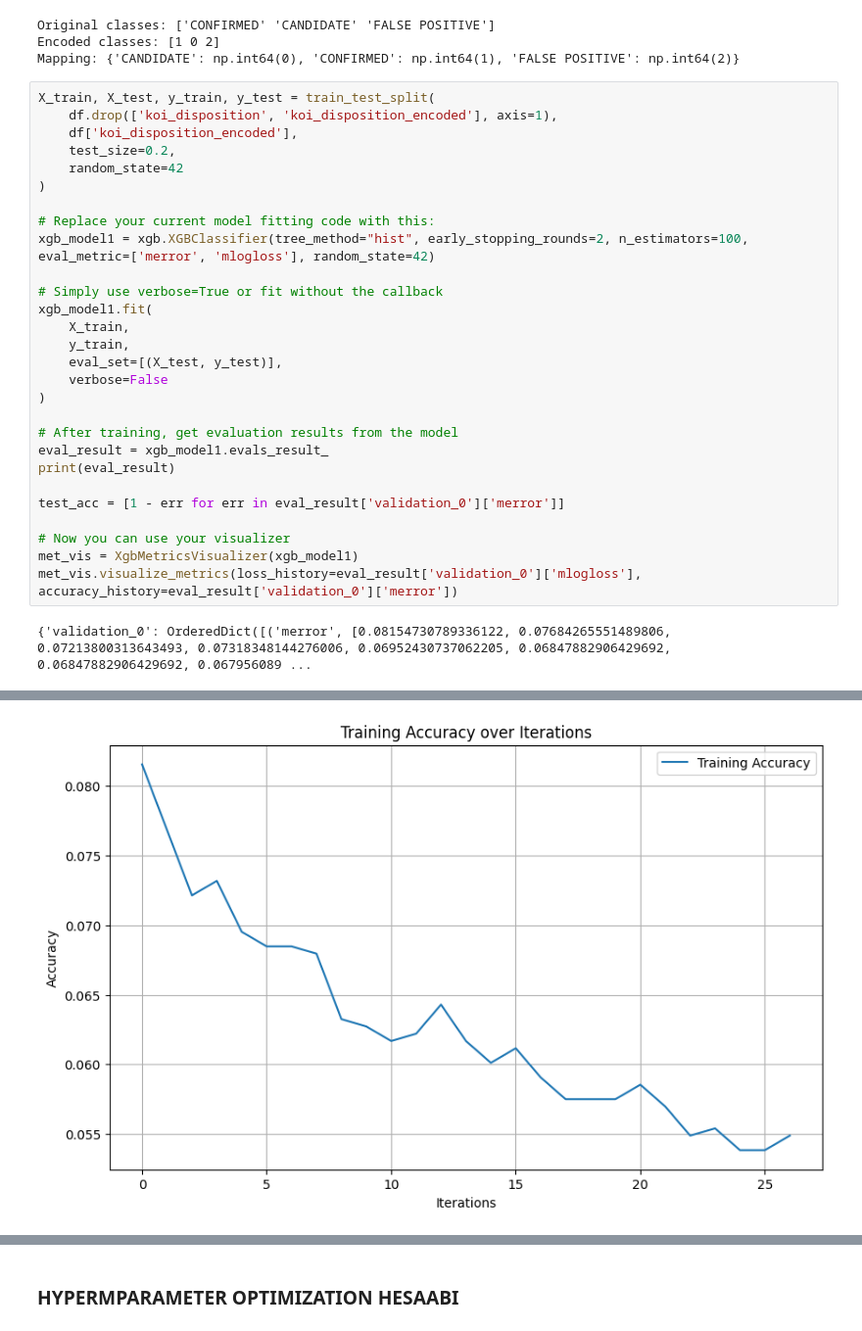
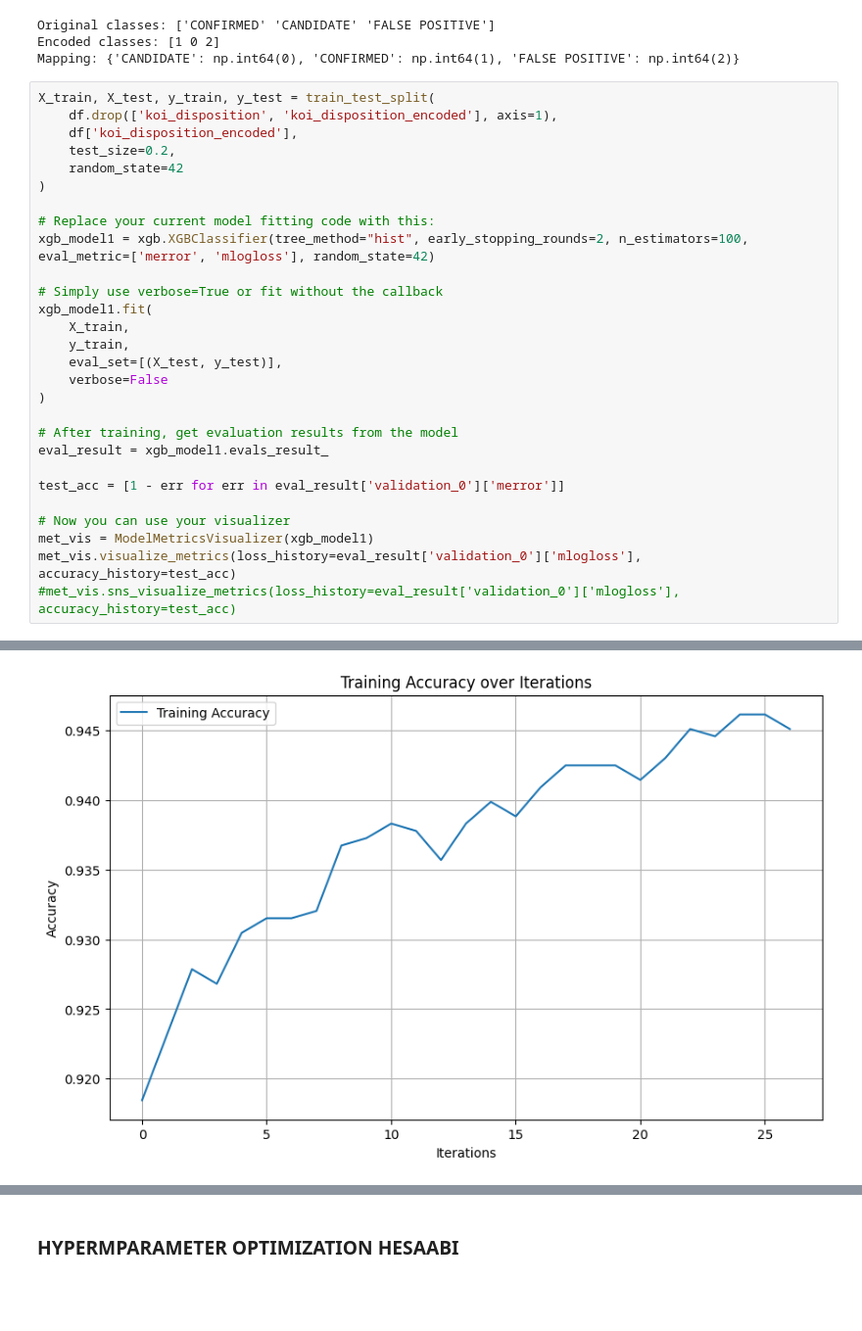
Before and after one commit to MuratFurkanSen/NASA-Space-App-Challenge, a Jupyter notebook: Notebooks/Ba_xgboost_training.ipynb, the cells around one changed output, grey strips where cells are left out. Shown: that part at 98% size. Cells and saved outputs as stored; diff of their text form; blank space fills up the shorter version.

```diff
--- a/Notebooks/Ba_xgboost_training.ipynb
+++ b/Notebooks/Ba_xgboost_training.ipynb
@@ -50,35 +50,34 @@ Mapping: {'CANDIDATE': np.int64(0), 'CONFIRMED': np.int64(1), 'FALSE POSITIVE':
 # %%
 X_train, X_test, y_train, y_test = train_test_split(
     df.drop(['koi_disposition', 'koi_disposition_encoded'], axis=1),
     df['koi_disposition_encoded'],
     test_size=0.2,
     random_state=42
 )
 
 # Replace your current model fitting code with this:
 xgb_model1 = xgb.XGBClassifier(tree_method="hist", early_stopping_rounds=2, n_estimators=100, eval_metric=['merror', 'mlogloss'], random_state=42)
 
 # Simply use verbose=True or fit without the callback
 xgb_model1.fit(
     X_train,
     y_train,
     eval_set=[(X_test, y_test)],
     verbose=False
 )
 
 # After training, get evaluation results from the model
 eval_result = xgb_model1.evals_result_
-print(eval_result)
 
 test_acc = [1 - err for err in eval_result['validation_0']['merror']]
 
 # Now you can use your visualizer
-met_vis = XgbMetricsVisualizer(xgb_model1)
-met_vis.visualize_metrics(loss_history=eval_result['validation_0']['mlogloss'], accuracy_history=eval_result['validation_0']['merror'])
+met_vis = ModelMetricsVisualizer(xgb_model1)
+met_vis.visualize_metrics(loss_history=eval_result['validation_0']['mlogloss'], accuracy_history=test_acc)
+#met_vis.sns_visualize_metrics(loss_history=eval_result['validation_0']['mlogloss'], accuracy_history=test_acc)
 # %% [output]
-{'validation_0': OrderedDict([('merror', [0.08154730789336122, 0.07684265551489806, 0.07213800313643493, 0.07318348144276006, 0.06952430737062205, 0.06847882906429692, 0.06847882906429692, 0.067956089 ...
 [figure]
-[figure, old version]
+[figure, new version]
 # %%
 y_pred = xgb_model1.predict(X_test)
 accuracy = accuracy_score(y_test, y_pred)
```
Also changed, not shown: parts of 6 cells of this notebook, 3 other files.
